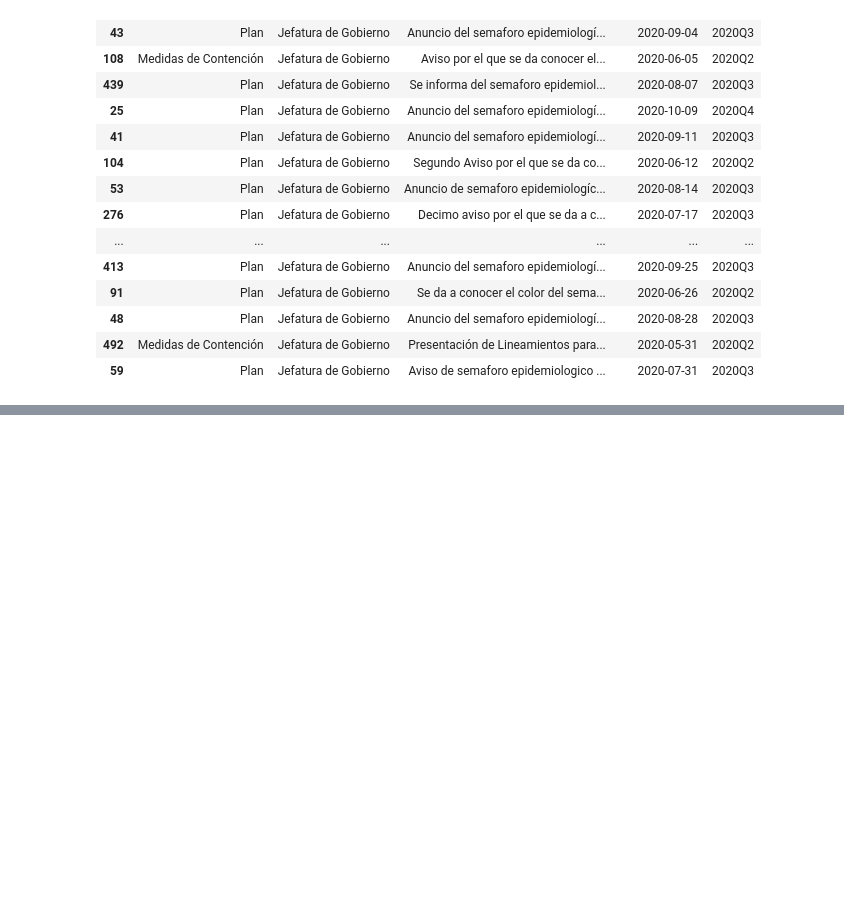
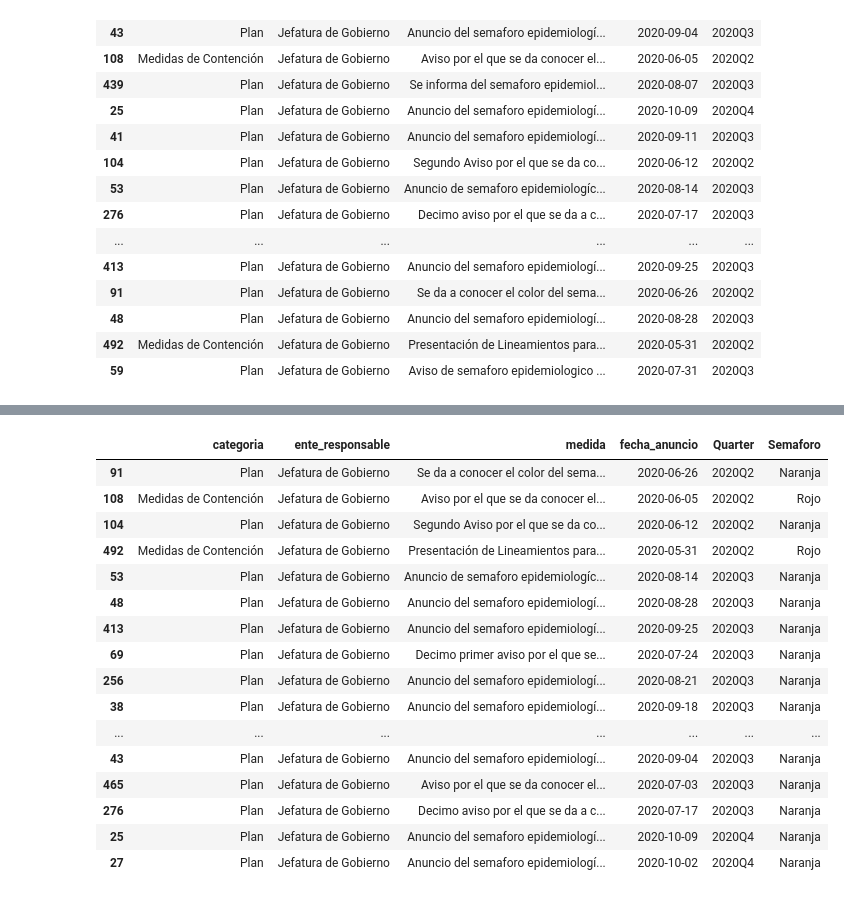
Before and after one commit to martinsingla/data-project, a Jupyter notebook: contingency-measures-covid19.ipynb, the cells around one changed output, grey strips where cells are left out. Drawn from its saved outputs; the diff is of its cells as text; code cells hidden in the pictures; blank space fills up the shorter version.

Commit message:
quarter info.

```diff
--- a/contingency-measures-covid19.ipynb
+++ b/contingency-measures-covid19.ipynb
@@ -195,0 +192,4 @@ AttributeError: 'DataFrame' object has no attribute 'DatetimeIndex'
+# %%
+filtered_responsible.sort_values(by='Quarter', inplace=True)
+
+filtered_responsible
@@ -195,0 +226,20 @@ AttributeError: 'DataFrame' object has no attribute 'DatetimeIndex'
+# %%
+filtered_responsible
+# %% [output]
+|  | categoria | ente_responsable | medida | fecha_anuncio | Quarter | Semaforo |
+| 91 | Plan | Jefatura de Gobierno | Se da a conocer el color del sema... | 2020-06-26 | 2020Q2 | Naranja |
+| 108 | Medidas de Contención | Jefatura de Gobierno | Aviso por el que se da conocer el... | 2020-06-05 | 2020Q2 | Rojo |
+| 104 | Plan | Jefatura de Gobierno | Segundo Aviso por el que se da co... | 2020-06-12 | 2020Q2 | Naranja |
+| 492 | Medidas de Contención | Jefatura de Gobierno | Presentación de Lineamientos para... | 2020-05-31 | 2020Q2 | Rojo |
+| 53 | Plan | Jefatura de Gobierno | Anuncio de semaforo epidemiologíc... | 2020-08-14 | 2020Q3 | Naranja |
+| 48 | Plan | Jefatura de Gobierno | Anuncio del semaforo epidemiologí... | 2020-08-28 | 2020Q3 | Naranja |
+| 413 | Plan | Jefatura de Gobierno | Anuncio del semaforo epidemiologí... | 2020-09-25 | 2020Q3 | Naranja |
+| 69 | Plan | Jefatura de Gobierno | Decimo primer aviso por el que se... | 2020-07-24 | 2020Q3 | Naranja |
+| 256 | Plan | Jefatura de Gobierno | Anuncio del semaforo epidemiologí... | 2020-08-21 | 2020Q3 | Naranja |
+| 38 | Plan | Jefatura de Gobierno | Anuncio del semaforo epidemiologí... | 2020-09-18 | 2020Q3 | Naranja |
+| ... | ... | ... | ... | ... | ... | ... |
+| 43 | Plan | Jefatura de Gobierno | Anuncio del semaforo epidemiologí... | 2020-09-04 | 2020Q3 | Naranja |
+| 465 | Plan | Jefatura de Gobierno | Aviso por el que se da conocer el... | 2020-07-03 | 2020Q3 | Naranja |
+| 276 | Plan | Jefatura de Gobierno | Decimo aviso por el que se da a c... | 2020-07-17 | 2020Q3 | Naranja |
+| 25 | Plan | Jefatura de Gobierno | Anuncio del semaforo epidemiologí... | 2020-10-09 | 2020Q4 | Naranja |
+| 27 | Plan | Jefatura de Gobierno | Anuncio del semaforo epidemiologí... | 2020-10-02 | 2020Q4 | Naranja |
```
Also changed, not shown: parts of 7 cells of this notebook.
